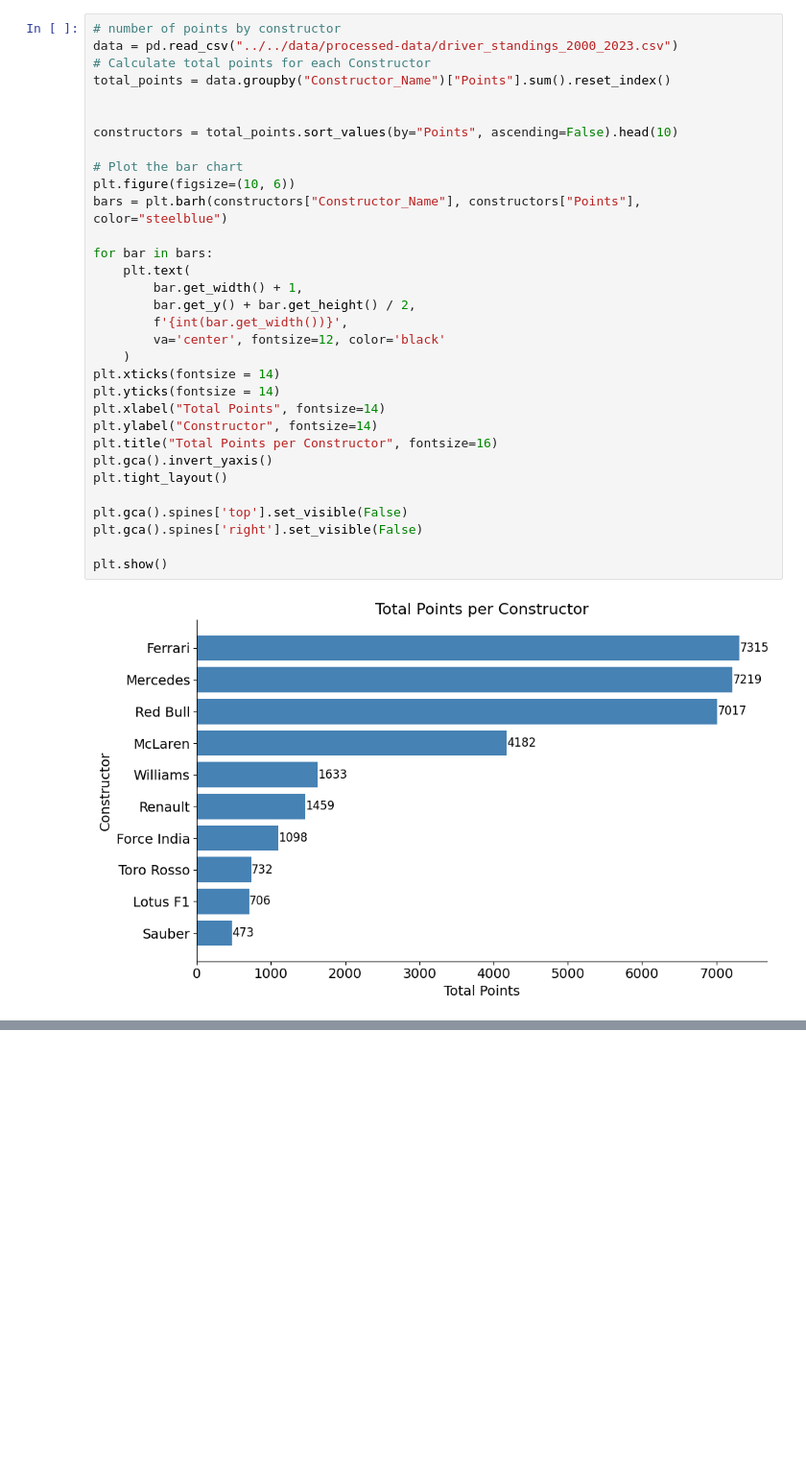
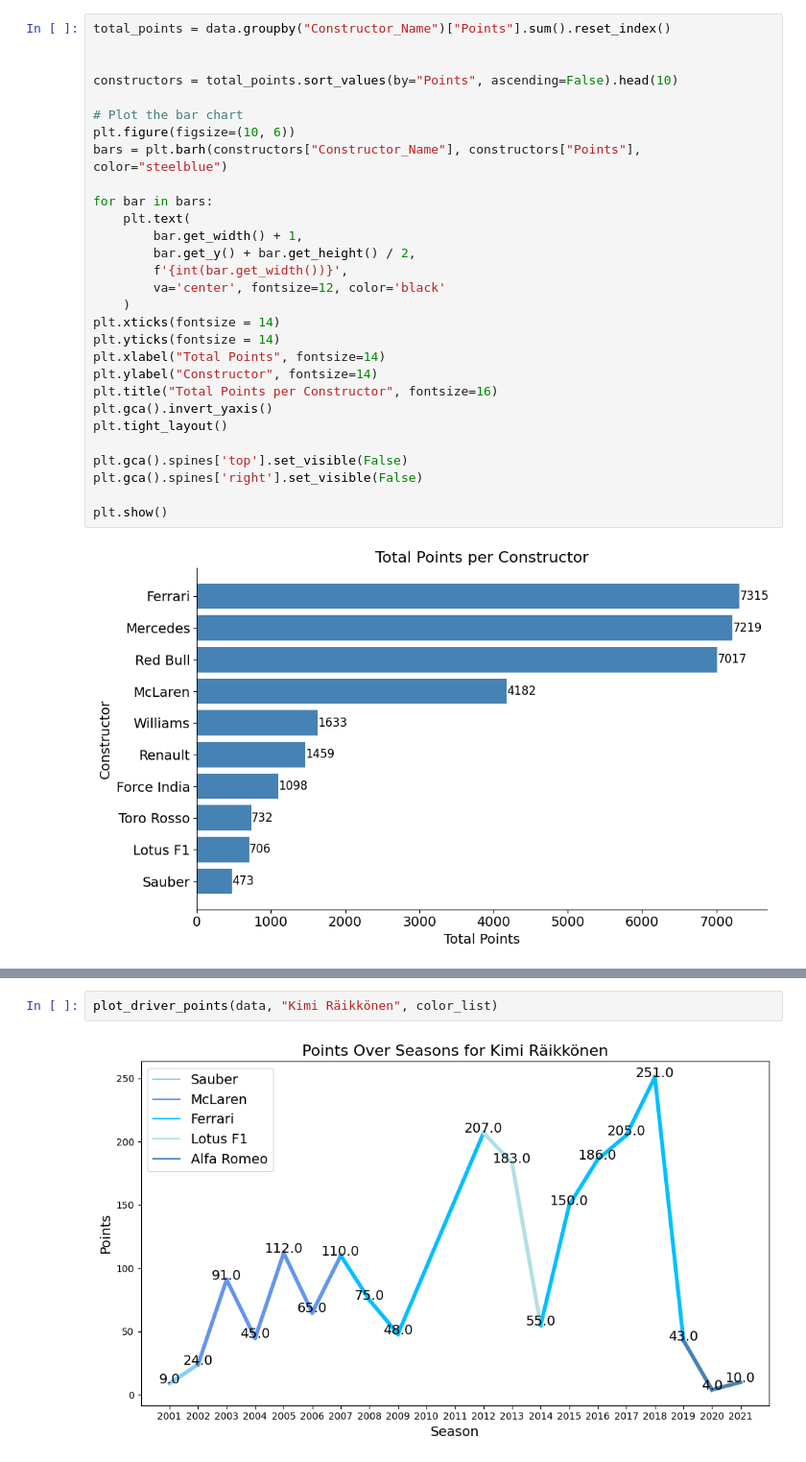
Before and after one commit to NandiniKodali988/F1-Through-Data, a Jupyter notebook: technical-details/eda/main.ipynb, the cells around one changed output, grey strips where cells are left out. Shown: that part at 96% size. Saved outputs shown, nothing was run; the diff lists cells and outputs as text; blank space fills up the shorter version.

Commit message:
points scored over time with different tems

```diff
--- a/technical-details/eda/main.ipynb
+++ b/technical-details/eda/main.ipynb
@@ -137,9 +140,6 @@ plt.show()
 # %% [output]
 [figure]
 # %%
-# number of points by constructor
-data = pd.read_csv("../../data/processed-data/driver_standings_2000_2023.csv")
-# Calculate total points for each Constructor
 total_points = data.groupby("Constructor_Name")["Points"].sum().reset_index()
 
 
@@ -172,0 +233,4 @@ plt.show()
+# %%
+plot_driver_points(data, "Kimi Räikkönen", color_list)
+# %% [output]
+[figure, added]
```
Also changed, not shown: parts of 2 cells of this notebook.
